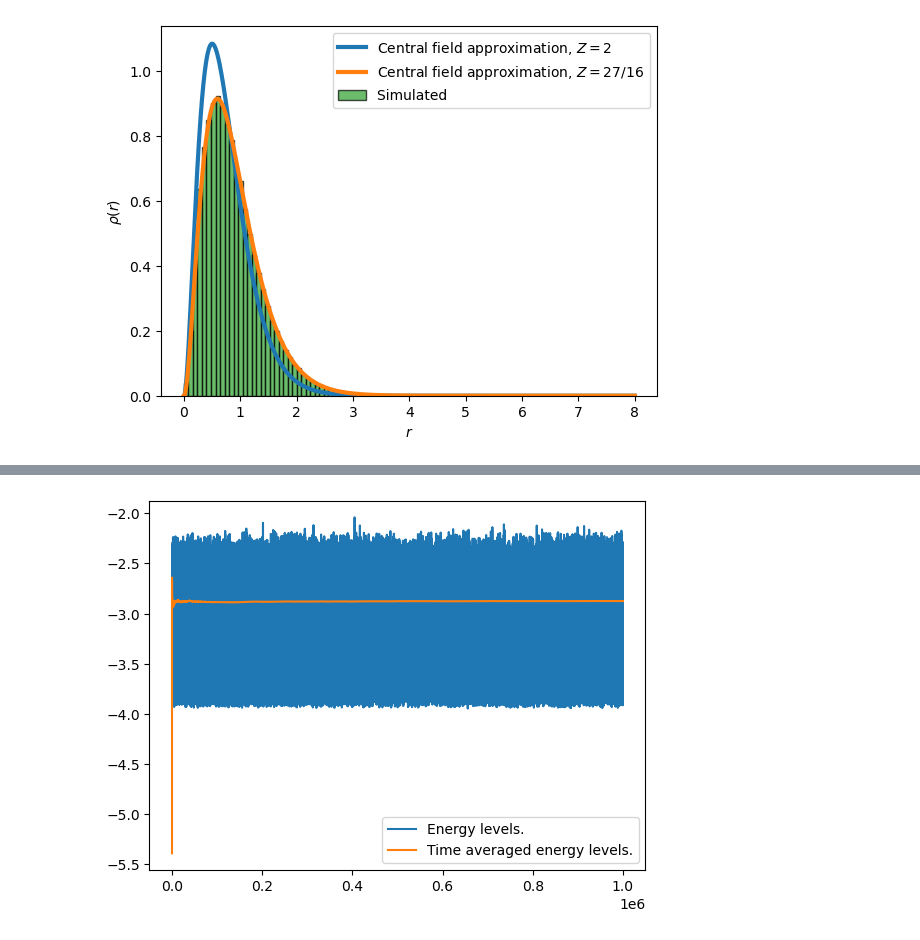
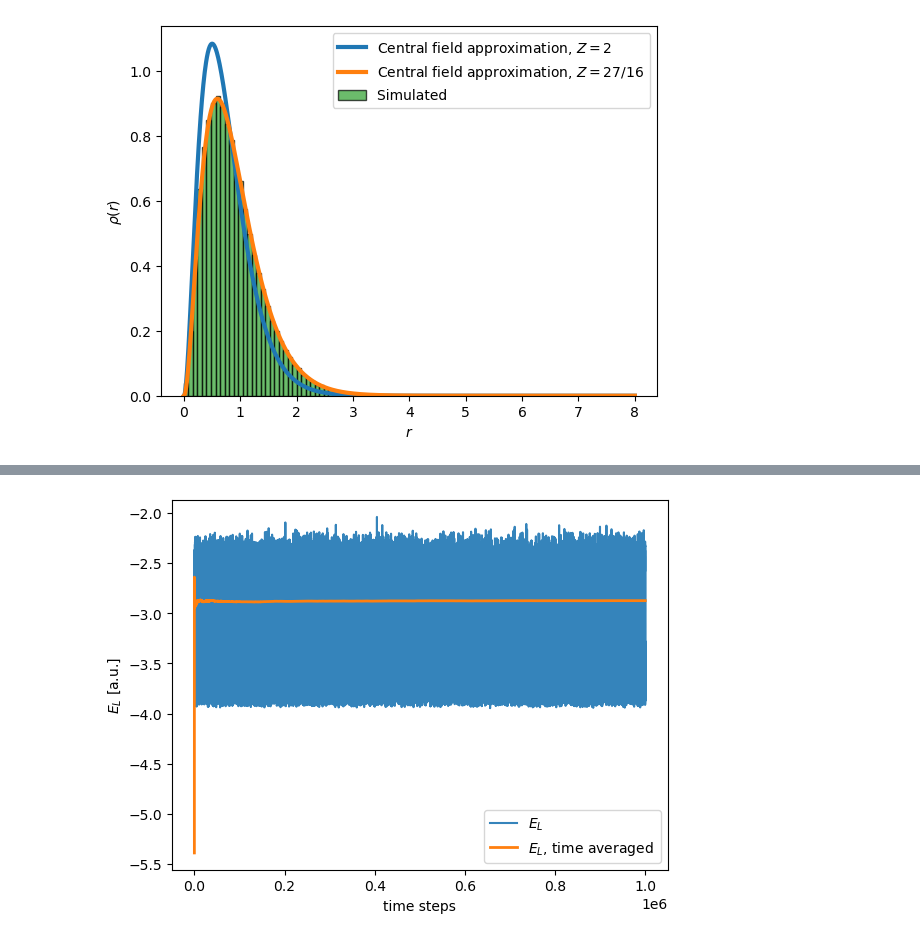
Before and after one commit to gujoh/compfys-h2b, a Jupyter notebook: plotting/task_1.ipynb, the cells around one changed output, grey strips where cells are left out. Saved outputs shown, nothing was run; the diff lists cells and outputs as text; code cells hidden in the pictures.

```diff
--- a/plotting/task_1.ipynb
+++ b/plotting/task_1.ipynb
@@ -69,8 +72,10 @@ plt.show()
 # %%
 cum_energy = np.cumsum(data[:,-1])
-plt.plot(data[:,-1], label='Energy levels.')
-plt.plot(cum_energy/(np.arange(cum_energy.shape[0])), label='Time averaged energy levels.')
+plt.plot(data[:,-1], label='$E_L$',alpha=0.9)
+plt.plot(cum_energy/(np.arange(cum_energy.shape[0])), label='$E_L$, time averaged ', linewidth=2)
+plt.xlabel('time steps')
+plt.ylabel('$E_L$ [a.u.]')
 plt.legend()
 plt.show()
 # %% [output]
-[figure, old version]
+[figure, new version]
```
Also changed, not shown: parts of 2 cells of this notebook.
